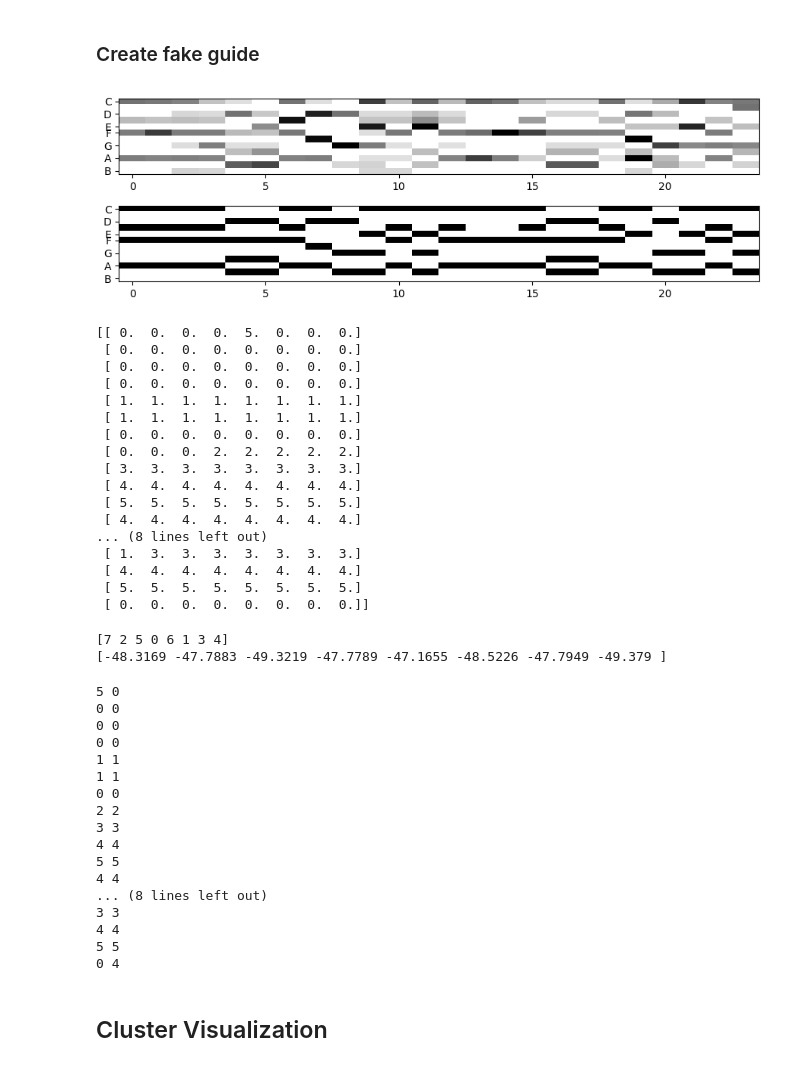
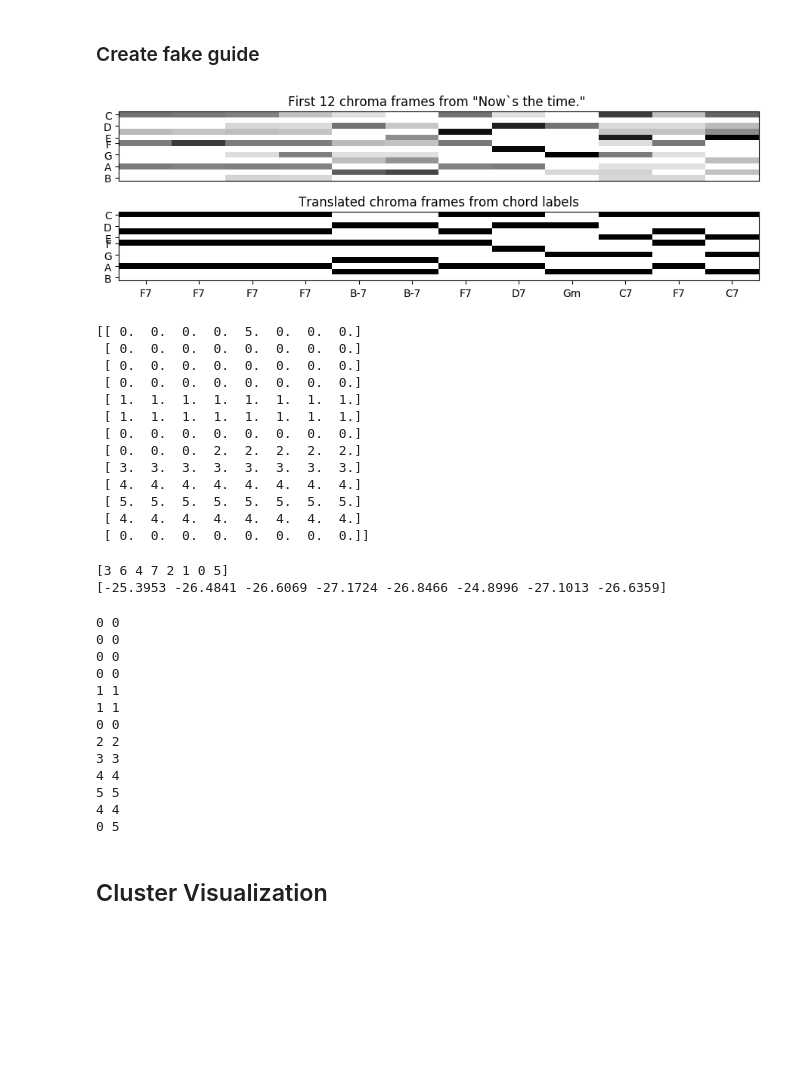
Before and after one commit to wangsix/markov_improvisation, a Jupyter notebook: markov_generation.ipynb, the cells around one changed output. Drawn from its saved outputs; the diff is of its cells as text; code cells hidden in the pictures; blank space fills up the shorter version.

```diff
--- a/markov_generation.ipynb
+++ b/markov_generation.ipynb
@@ -279,20 +279,27 @@ def chord_to_chroma(chord):
     return np.roll(chord_type[c_type], offset)
 # %%
 query_chroma = []
-for i,m in enumerate(xml_data.getElementsByClass('Part')[0].getElementsByClass('Measure')[1:25]):
+ch_list = []
+for i,m in enumerate(xml_data.getElementsByClass('Part')[0].getElementsByClass('Measure')[1:14]):
     ch = m.getElementsByClass("ChordSymbol")[0]
     query_chroma.append(chord_to_chroma(ch.figure))
+    ch_list.append(ch.figure)
 # %%
 plt.figure(figsize=(9,3))
 plt.subplot(211)
-plt.imshow(bar_chroma.T[:24].T, interpolation='nearest', aspect='auto', cmap='Greys')
+plt.imshow(bar_chroma.T[:12].T, interpolation='nearest', aspect='auto', cmap='Greys')
 plt.yticks([0,2,4,5,7,9,11], ['C','D','E','F','G','A','B'])
+plt.xticks([])
+plt.title('First 12 chroma frames from "Now`s the time." ')
 plt.subplot(212)
-plt.imshow(np.array(query_chroma).T, interpolation='nearest', aspect='auto', cmap='Greys')
+plt.imshow(np.array(query_chroma[:12]).T, interpolation='nearest', aspect='auto', cmap='Greys')
+plt.title('Translated chroma frames from chord labels')
 plt.yticks([0,2,4,5,7,9,11], ['C','D','E','F','G','A','B'])
+plt.xticks(range(12), ch_list)
 plt.tight_layout()
+plt.savefig('query.pdf')
 # %% [output]
-[figure, old version]
+[figure, new version]
 # %%
 v,p = hmm.recognition(query_chroma, bar_vmo, order=1)
 # %%
@@ -310,22 +317,18 @@ print p
  [ 4.  4.  4.  4.  4.  4.  4.  4.]
  [ 5.  5.  5.  5.  5.  5.  5.  5.]
  [ 4.  4.  4.  4.  4.  4.  4.  4.]
-... (8 lines left out)
- [ 1.  3.  3.  3.  3.  3.  3.  3.]
- [ 4.  4.  4.  4.  4.  4.  4.  4.]
- [ 5.  5.  5.  5.  5.  5.  5.  5.]
  [ 0.  0.  0.  0.  0.  0.  0.  0.]]
 # %%
 print np.argsort(v[-1])
 print v[-1]
 # %% [output]
-[7 2 5 0 6 1 3 4]
-[-48.3169 -47.7883 -49.3219 -47.7789 -47.1655 -48.5226 -47.7949 -49.379 ]
+[3 6 4 7 2 1 0 5]
+[-25.3953 -26.4841 -26.6069 -27.1724 -26.8466 -24.8996 -27.1013 -26.6359]
 # %%
 for _p, d in zip(p.T[np.argmax(v[-1])], bar_vmo.data[1:62]):
     print int(_p), d
 # %% [output]
-5 0
+0 0
 0 0
 0 0
 0 0
@@ -337,11 +340,7 @@ for _p, d in zip(p.T[np.argmax(v[-1])], bar_vmo.data[1:62]):
 4 4
 5 5
 4 4
-... (8 lines left out)
-3 3
-4 4
-5 5
-0 4
+0 5
 # %% [markdown]
 ## Cluster Visualization
 # %%
```
